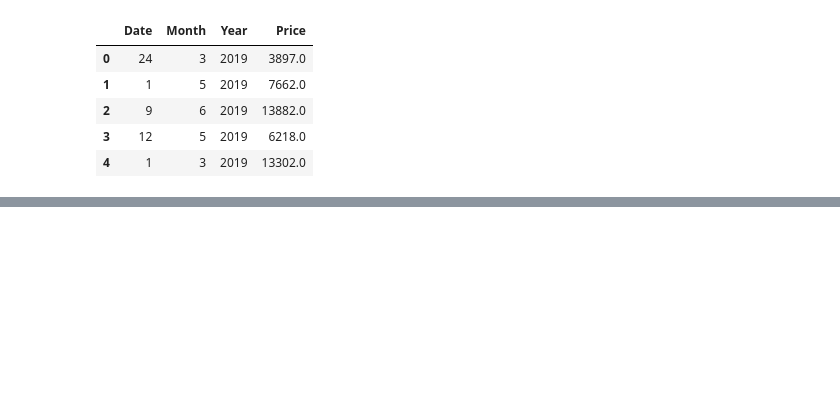
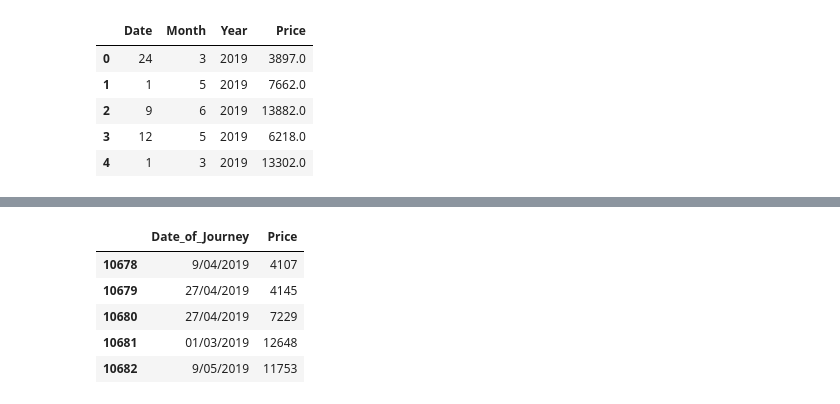
Before and after one commit to isatyamks/Flight-Ticket-Price-Predictor-Model, a Jupyter notebook: model.ipynb, the cells around one changed output, grey strips where cells are left out. Drawn from its saved outputs; the diff is of its cells as text; code cells hidden in the pictures; blank space fills up the shorter version.

```diff
--- a/model.ipynb
+++ b/model.ipynb
@@ -170,0 +172,9 @@ time_price_df.head()
+# %%
+new_model_datasets.tail()
+# %% [output]
+|  | Date_of_Journey | Price |
+| 10678 | 9/04/2019 | 4107 |
+| 10679 | 27/04/2019 | 4145 |
+| 10680 | 27/04/2019 | 7229 |
+| 10681 | 01/03/2019 | 12648 |
+| 10682 | 9/05/2019 | 11753 |
```
Also changed, not shown: parts of 6 cells of this notebook.
